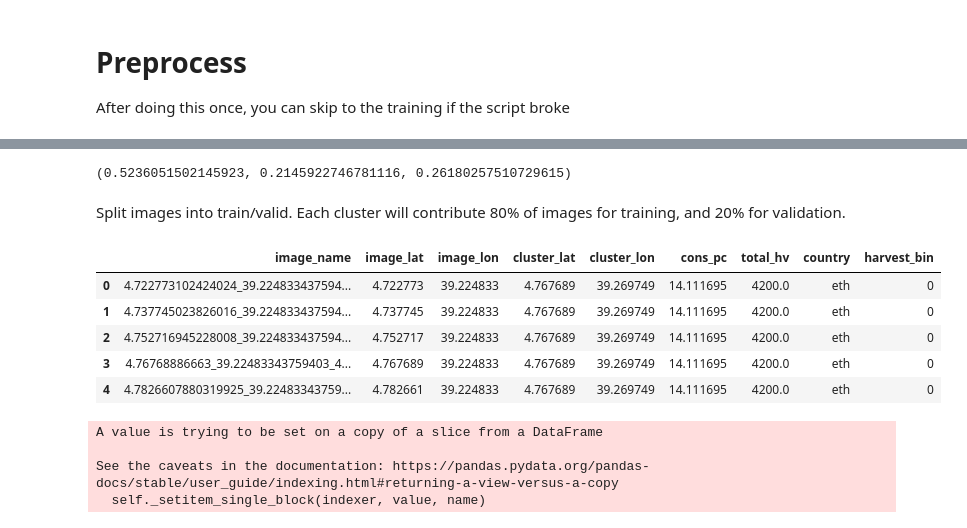
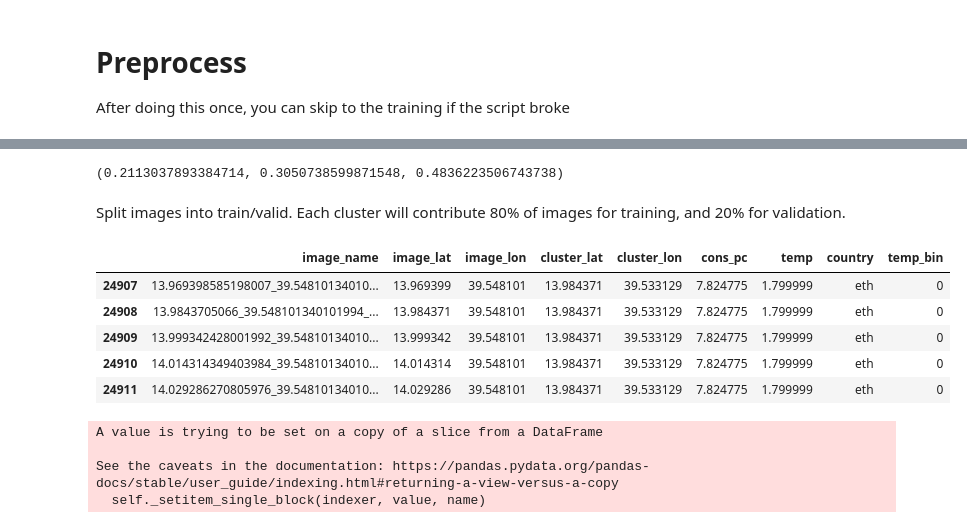
Before and after one commit to omshah2006/Predicting-Poverty-Ethiopia, a Jupyter notebook: scripts/train_cnn.ipynb, the cells around one changed output, grey strips where cells are left out. Saved outputs shown, nothing was run; the diff lists cells and outputs as text; code cells hidden in the pictures.

```diff
--- a/scripts/train_cnn.ipynb
+++ b/scripts/train_cnn.ipynb
@@ -45,23 +44,23 @@ KeyError: "['14.320643224665318_38.19946926442022_14.2885896726_38.210251919.png
 df_download.drop('row', axis=1, inplace=True)
 # %%
 # the distribution
-(df_download['harvest_bin']==0).mean(), (df_download['harvest_bin']==1).mean(), (df_download['harvest_bin']==2).mean()
+(df_download['temp_bin']==0).mean(), (df_download['temp_bin']==1).mean(), (df_download['temp_bin']==2).mean()
 # %% [output]
-(0.5236051502145923, 0.2145922746781116, 0.26180257510729615)
+(0.2113037893384714, 0.3050738599871548, 0.4836223506743738)
 # %% [markdown]
 Split images into train/valid.
 Each cluster will contribute 80% of images for training, and 20% for validation.
 # %%
 df_download.reset_index(drop=True, inplace=True)
 # %%
-df_download.head()
+df_download.tail()
 # %% [output]
-|  | image_name | image_lat | image_lon | cluster_lat | cluster_lon | cons_pc | total_hv | country | harvest_bin |
-| 0 | 4.722773102424024_39.224833437594... | 4.722773 | 39.224833 | 4.767689 | 39.269749 | 14.111695 | 4200.0 | eth | 0 |
-| 1 | 4.737745023826016_39.224833437594... | 4.737745 | 39.224833 | 4.767689 | 39.269749 | 14.111695 | 4200.0 | eth | 0 |
-| 2 | 4.752716945228008_39.224833437594... | 4.752717 | 39.224833 | 4.767689 | 39.269749 | 14.111695 | 4200.0 | eth | 0 |
-| 3 | 4.76768886663_39.22483343759403_4... | 4.767689 | 39.224833 | 4.767689 | 39.269749 | 14.111695 | 4200.0 | eth | 0 |
-| 4 | 4.7826607880319925_39.22483343759... | 4.782661 | 39.224833 | 4.767689 | 39.269749 | 14.111695 | 4200.0 | eth | 0 |
+|  | image_name | image_lat | image_lon | cluster_lat | cluster_lon | cons_pc | temp | country | temp_bin |
+| 24907 | 13.969398585198007_39.54810134010... | 13.969399 | 39.548101 | 13.984371 | 39.533129 | 7.824775 | 1.799999 | eth | 0 |
+| 24908 | 13.9843705066_39.548101340101994_... | 13.984371 | 39.548101 | 13.984371 | 39.533129 | 7.824775 | 1.799999 | eth | 0 |
+| 24909 | 13.999342428001992_39.54810134010... | 13.999342 | 39.548101 | 13.984371 | 39.533129 | 7.824775 | 1.799999 | eth | 0 |
+| 24910 | 14.014314349403984_39.54810134010... | 14.014314 | 39.548101 | 13.984371 | 39.533129 | 7.824775 | 1.799999 | eth | 0 |
+| 24911 | 14.029286270805976_39.54810134010... | 14.029286 | 39.548101 | 13.984371 | 39.533129 | 7.824775 | 1.799999 | eth | 0 |
 # %%
 df_download['is_train'] = True
 # %%
```
Also changed, not shown: parts of 12 cells of this notebook, 13 other files.
